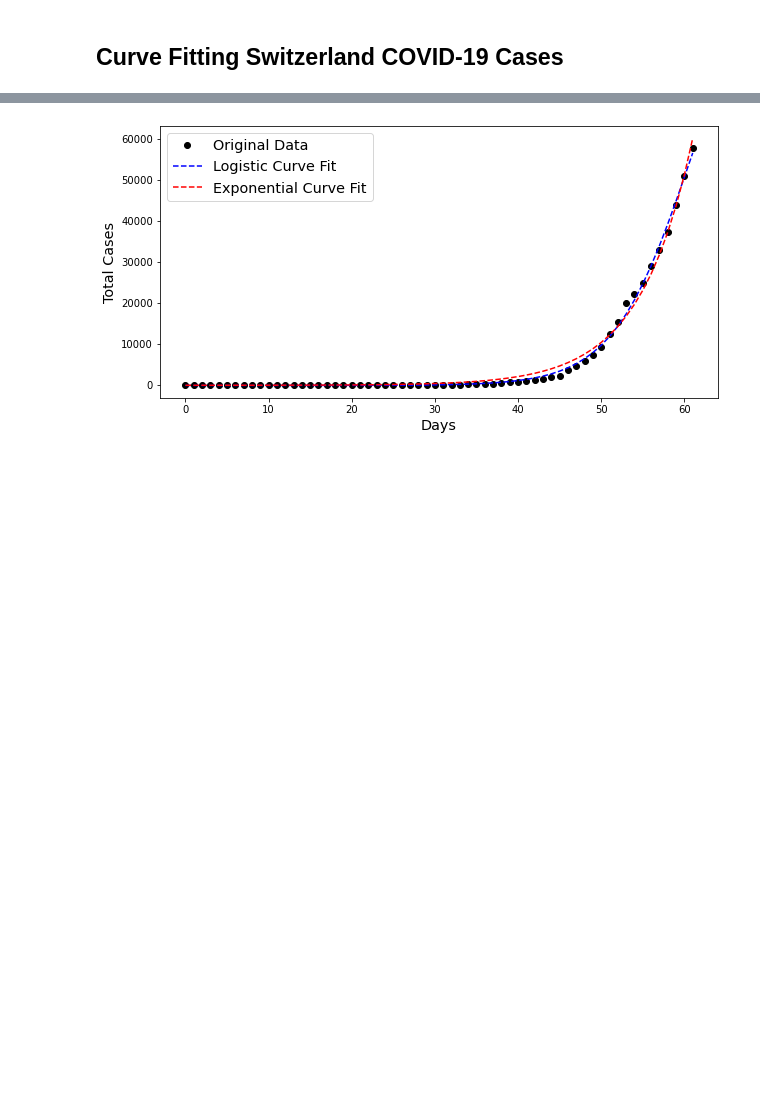
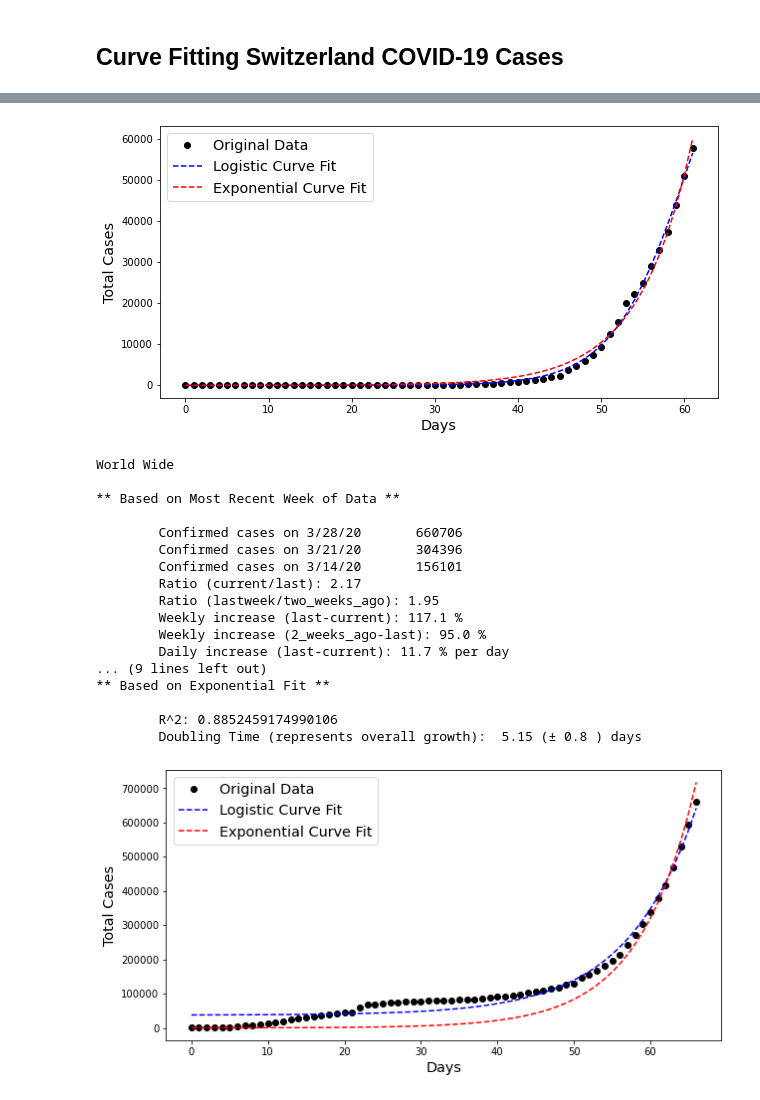
Before and after one commit to lvoegtlin/covid, a Jupyter notebook: curvefit.ipynb, the cells around one changed output, grey strips where cells are left out. Saved outputs shown, nothing was run; the diff lists cells and outputs as text; code cells hidden in the pictures; blank space fills up the shorter version.

Commit message:
added world wide

```diff
--- a/curvefit.ipynb
+++ b/curvefit.ipynb
@@ -45,7 +45,10 @@ def exponential(t, a, b, c):
 
 def plotCases(dataframe, column, country):
 
-    co = dataframe[dataframe[column] == country].iloc[:,4:].T.sum(axis = 1)
+    if country is None:
+        co = dataframe.iloc[:,4:].T.sum(axis = 1)
+    else:
+        co = dataframe[dataframe[column] == country].iloc[:,4:].T.sum(axis = 1)
     co = pd.DataFrame(co)
     co.columns = ['Cases']
     co = co.loc[co['Cases'] > 0]
@@ -102,7 +105,7 @@ def plotCases(dataframe, column, country):
         ss_tot = np.sum((y - np.mean(y))**2)
         logisticr2 = 1 - (ss_res / ss_tot)
 
-        if logisticr2 > 0.95:
+        if logisticr2 > 0.8:
             plt.plot(x, logistic(x, *lpopt), 'b--', label="Logistic Curve Fit")
             print('\n** Based on Logistic Fit**\n')
             print('\tR^2:', logisticr2)
@@ -127,7 +130,7 @@ def plotCases(dataframe, column, country):
         ss_tot = np.sum((y - np.mean(y))**2)
         expr2 = 1 - (ss_res / ss_tot)
 
-        if expr2 > 0.95:
+        if expr2 > 0.8:
             plt.plot(x, exponential(x, *epopt), 'r--', label="Exponential Curve Fit")
             print('\n** Based on Exponential Fit **\n')
             print('\tR^2:', expr2)
@@ -157,9 +160,9 @@ def plotCases(dataframe, column, country):
     else:
         return [float('NaN'), float('NaN'), recentdbltime]
 # %%
-countries = ['Switzerland', 'Germany']
+countries = ['Switzerland', 'Germany', None]
 for c in countries:
-    print(c)
+    print(c if c is not None else "World Wide")
     a = plotCases(df, 'Country/Region', c)
 # %% [output]
 Switzerland
@@ -171,30 +174,48 @@ Switzerland
         Confirmed cases on 3/14/20       1359
         Ratio (current/last): 2.14
         Ratio (lastweek/two_weeks_ago): 4.84
         Weekly increase (last-current): 114.1 %
         Weekly increase (2_weeks_ago-last): 383.8 %
         Daily increase (last-current): 11.5 % per day
 ... (9 lines left out)
 ** Based on Exponential Fit **
 
         R^2: 0.9749942071660763
         Doubling Time (represents overall growth):  4.36 (± 0.59 ) days
 [figure]
 Germany
 
 ** Based on Most Recent Week of Data **
 
         Confirmed cases on 3/28/20       57695
         Confirmed cases on 3/21/20       22213
         Confirmed cases on 3/14/20       4585
         Ratio (current/last): 2.6
         Ratio (lastweek/two_weeks_ago): 4.84
         Weekly increase (last-current): 159.7 %
         Weekly increase (2_weeks_ago-last): 384.5 %
         Daily increase (last-current): 14.6 % per day
 ... (9 lines left out)
 ** Based on Exponential Fit **
 
         R^2: 0.9935179667217177
         Doubling Time (represents overall growth):  4.35 (± 0.19 ) days
 [figure]
+World Wide
+
+** Based on Most Recent Week of Data **
+
+        Confirmed cases on 3/28/20       660706
+        Confirmed cases on 3/21/20       304396
+        Confirmed cases on 3/14/20       156101
+        Ratio (current/last): 2.17
+        Ratio (lastweek/two_weeks_ago): 1.95
+        Weekly increase (last-current): 117.1 %
+        Weekly increase (2_weeks_ago-last): 95.0 %
+        Daily increase (last-current): 11.7 % per day
+... (9 lines left out)
+** Based on Exponential Fit **
+
+        R^2: 0.8852459174990106
+        Doubling Time (represents overall growth):  5.15 (± 0.8 ) days
+[figure, added]
```
